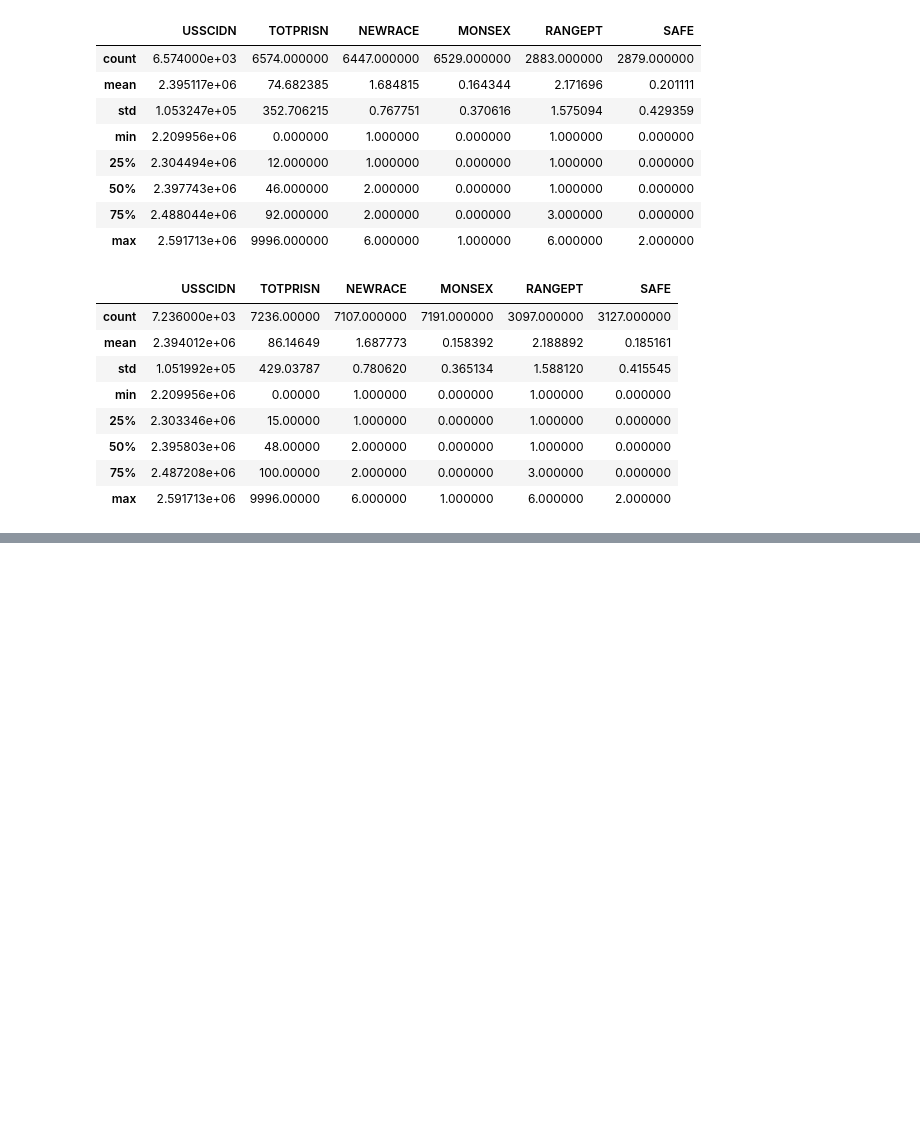
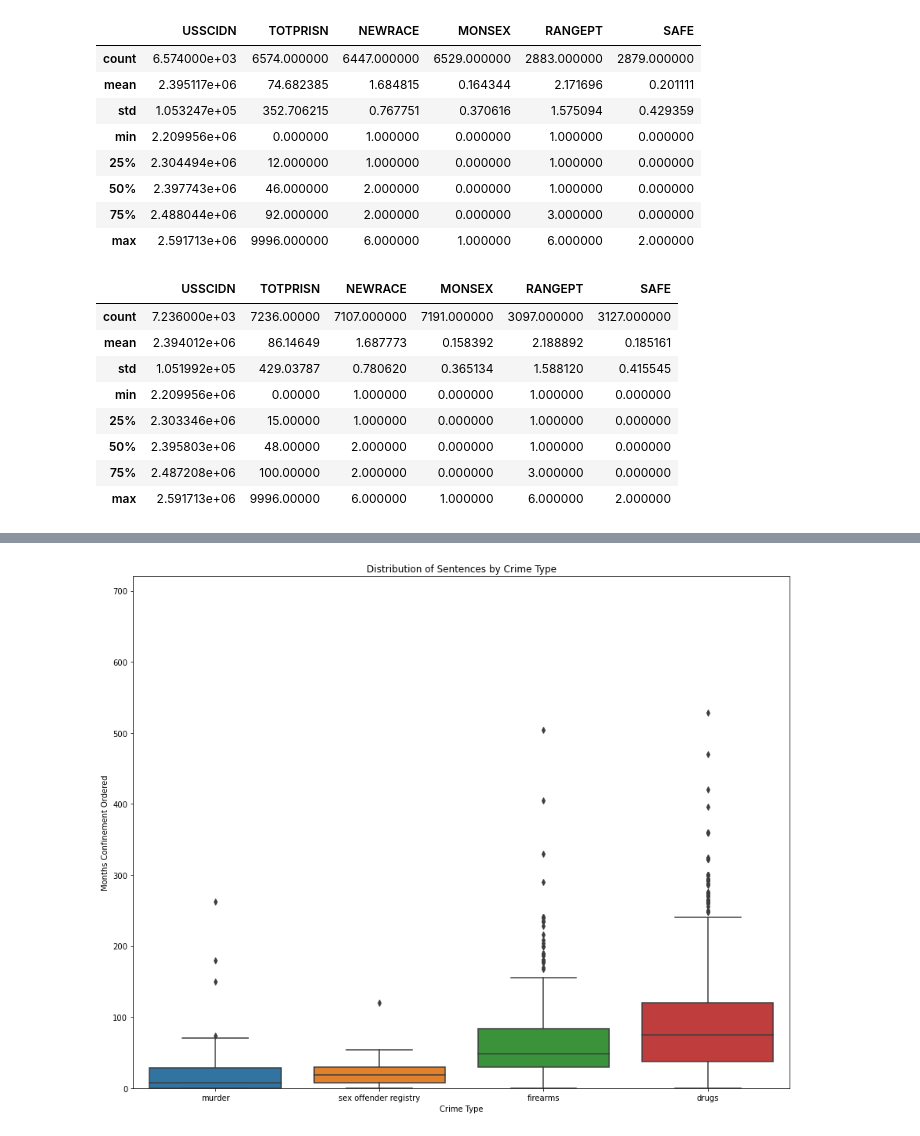
Before and after one commit to jenwhitson/sentencing_project, a Jupyter notebook: notebooks/individual_offender_eda.ipynb, the cells around one changed output, grey strips where cells are left out. Cells and saved outputs as stored; diff of their text form; code cells hidden in the pictures; blank space fills up the shorter version.

```diff
--- a/notebooks/individual_offender_eda.ipynb
+++ b/notebooks/individual_offender_eda.ipynb
@@ -2573,0 +2571,16 @@ sexual.describe()
+# %%
+sub1 = tn.loc[tn['CRIMETYPE'] == 'murder']
+sub2 = tn.loc[tn['CRIMETYPE'] == 'sex offender registry']
+sub3 = tn.loc[tn['CRIMETYPE'] == 'firearms']
+sub4 = tn.loc[tn['CRIMETYPE'] == 'drugs']
+sub = pd.concat([sub1, sub2, sub3, sub4])
+
+sns.color_palette("rocket", as_cmap=True)
+plt.figure(figsize = (15, 12))
+sns.boxplot(y=sub.TOTPRISN, x = sub.CRIMETYPE)
+plt.title('Distribution of Sentences by Crime Type')
+plt.ylabel('Months Confinement Ordered')
+plt.xlabel('Crime Type')
+plt.ylim(0, 720);
+# %% [output]
+[figure, added]
```
Also changed, not shown: parts of 3 cells of this notebook.
